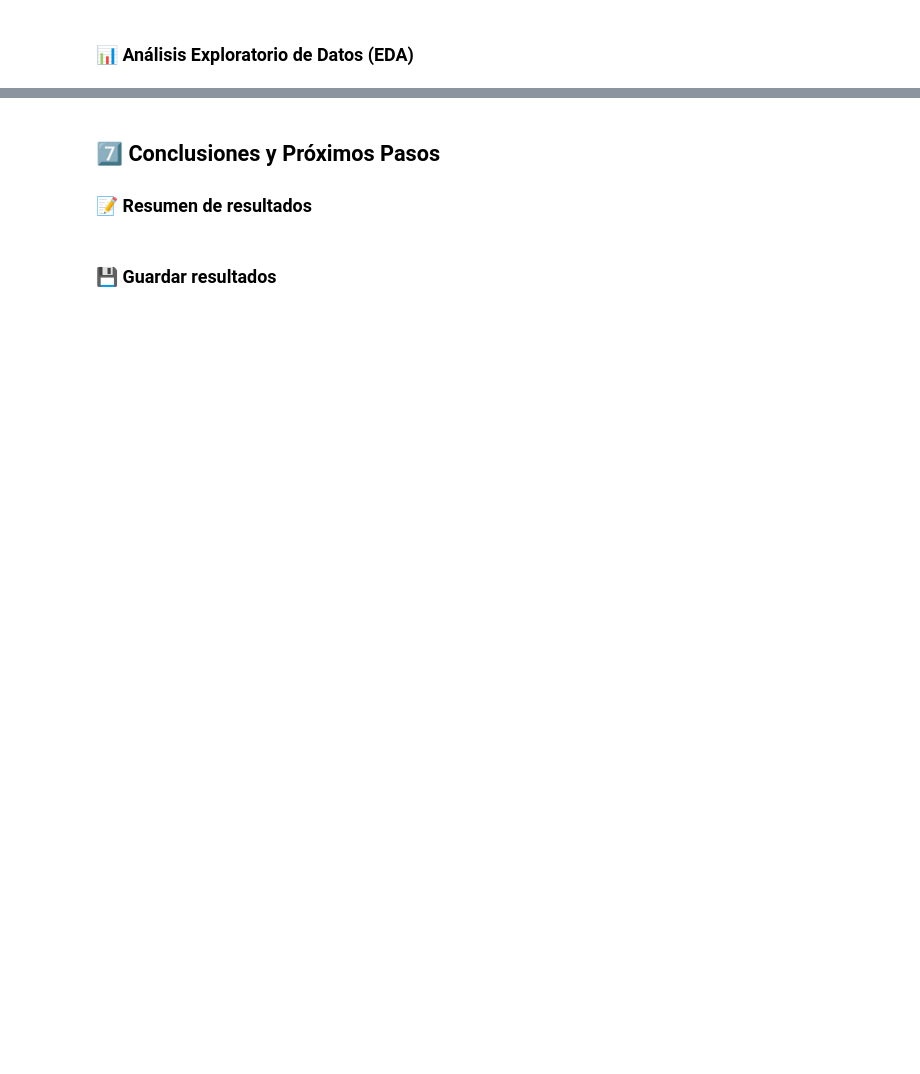
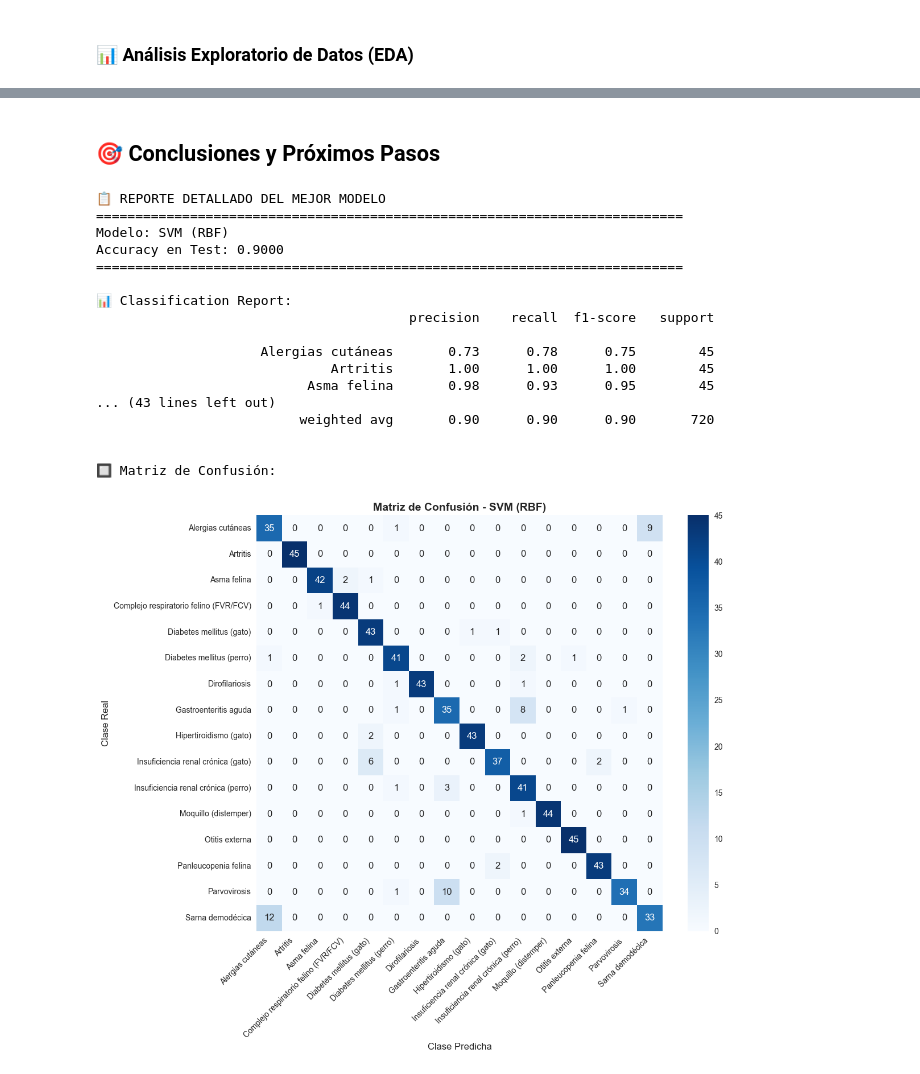
Before and after one commit to Julianpril/petcare, a Jupyter notebook: pawmi-ml/notebooks/01_dataset_analysis_pycaret.ipynb, the cells around one changed output, grey strips where cells are left out. Saved outputs shown, nothing was run; the diff lists cells and outputs as text; code cells hidden in the pictures; blank space fills up the shorter version.

```diff
--- a/pawmi-ml/notebooks/01_dataset_analysis_pycaret.ipynb
+++ b/pawmi-ml/notebooks/01_dataset_analysis_pycaret.ipynb
@@ -821,4 +984,2 @@ display(predictions.head(10))
 # %% [markdown]
-## 7️⃣ Conclusiones y Próximos Pasos
-
-### 📝 Resumen de resultados
+## 🎯 Conclusiones y Próximos Pasos
@@ -846,2 +985,0 @@ print('4. Integrar en el chat de salud de PawMI')
-# %% [markdown]
-### 💾 Guardar resultados
@@ -856,0 +986,74 @@ print('✅ Dataset guardado en: data/processed/ml_ready_dataset.csv')
+# %%
+# Reporte completo de clasificación del mejor modelo
+from sklearn.metrics import classification_report, confusion_matrix
+import seaborn as sns
+
+print('📋 REPORTE DETALLADO DEL MEJOR MODELO')
+print('='*75)
+print(f'Modelo: {best_name}')
+print(f'Accuracy en Test: {best_metrics["Test_Accuracy"]:.4f}')
+print('='*75)
+
+# Predicciones en el set de test
+y_pred = best_model.predict(X_test)
+
+# Classification Report
+print('\n📊 Classification Report:')
+print(classification_report(y_test, y_pred))
+
+# Confusion Matrix
+print('\n🔲 Matriz de Confusión:')
+cm = confusion_matrix(y_test, y_pred)
+plt.figure(figsize=(12, 10))
+sns.heatmap(cm, annot=True, fmt='d', cmap='Blues',
+            xticklabels=np.unique(y),
+            yticklabels=np.unique(y))
+plt.title(f'Matriz de Confusión - {best_name}', fontsize=14, fontweight='bold')
+plt.ylabel('Clase Real', fontsize=12)
+plt.xlabel('Clase Predicha', fontsize=12)
+plt.xticks(rotation=45, ha='right')
+plt.yticks(rotation=0)
+plt.tight_layout()
+plt.show()
+
+# Si es Random Forest o Decision Tree, mostrar importancia de features
+if hasattr(best_model, 'feature_importances_'):
+    print('\n📈 Importancia de Features (Top 15):')
+    feature_importance = pd.DataFrame({
+        'feature': X_processed.columns,
+        'importance': best_model.feature_importances_
+    }).sort_values('importance', ascending=False)
+
+    plt.figure(figsize=(12, 8))
+    top_15 = feature_importance.head(15)
+    plt.barh(top_15['feature'], top_15['importance'], color='steelblue')
+    plt.xlabel('Importancia', fontsize=12)
+    plt.ylabel('Feature', fontsize=12)
+    plt.title(f'Top 15 Features Más Importantes - {best_name}', fontsize=14, fontweight='bold')
+    plt.gca().invert_yaxis()
+    plt.grid(axis='x', alpha=0.3)
+    plt.tight_layout()
+    plt.show()
+
+    print('\nTop 10 features:')
+    for i, row in feature_importance.head(10).iterrows():
+        print(f'   {row["feature"]:30s}: {row["importance"]:.4f}')
+# %% [output]
+📋 REPORTE DETALLADO DEL MEJOR MODELO
+===========================================================================
+Modelo: SVM (RBF)
+Accuracy en Test: 0.9000
+===========================================================================
+
+📊 Classification Report:
+                                        precision    recall  f1-score   support
+
+                     Alergias cutáneas       0.73      0.78      0.75        45
+                              Artritis       1.00      1.00      1.00        45
+                           Asma felina       0.98      0.93      0.95        45
+... (43 lines left out)
+                          weighted avg       0.90      0.90      0.90       720
+
+
+🔲 Matriz de Confusión:
+[figure, added]
```
Also changed, not shown: parts of 66 cells of this notebook, 52 other files.
